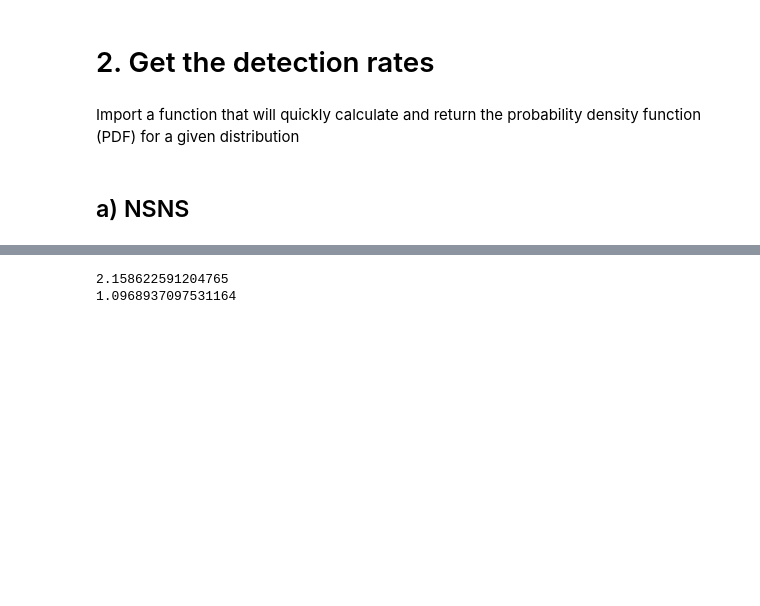
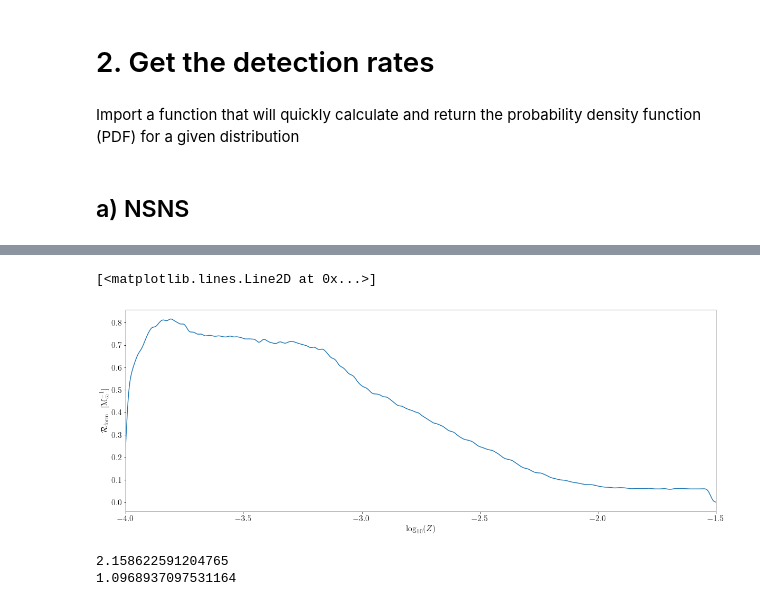
Before and after one commit to Adam-Boesky/Exploring_Parameter_Space, a Jupyter notebook: Data_Analysis/alpha_CE_beta.ipynb, the cells around one changed output, grey strips where cells are left out. Saved outputs shown, nothing was run; the diff lists cells and outputs as text; code cells hidden in the pictures; blank space fills up the shorter version.

```diff
--- a/Data_Analysis/alpha_CE_beta.ipynb
+++ b/Data_Analysis/alpha_CE_beta.ipynb
@@ -344,3 +393,23 @@ for alpha_index, alpha_val in enumerate(alpha_vals):
+# %%
+# Take the log of the metallicity grid
+log10metallicities = np.log10(compas_data.metallicityGrid)
+
+# Declare figure
+fig = plt.figure(figsize=(20, 7))
+
+# Calculate a KDE with the weights of the metallicities being the total mass evolved at the given Z
+mass_per_z_axis, mass_per_z_kde = bns_mass_kde = FFTKDE(bw=0.01).fit(log10metallicities, weights=compas_data.totalMassEvolvedPerZ).evaluate()
+
+# Label and bound axes
+plt.xlabel(r'$\log_{10}(Z)$')
+plt.ylabel(r'$\mathcal{R}_{\rm{form}}  \ \  [\rm{M}_{\odot}^{-1}]$')
+plt.xlim([-4, -1.5])
+
+# Plot KDE
+plt.plot(mass_per_z_axis, mass_per_z_kde)
+# %% [output]
+[<matplotlib.lines.Line2D at 0x...>]
+[figure, added]
 # %%
 maxes = []
 mins = []
```
Also changed, not shown: parts of 22 cells of this notebook, 3 other files.
